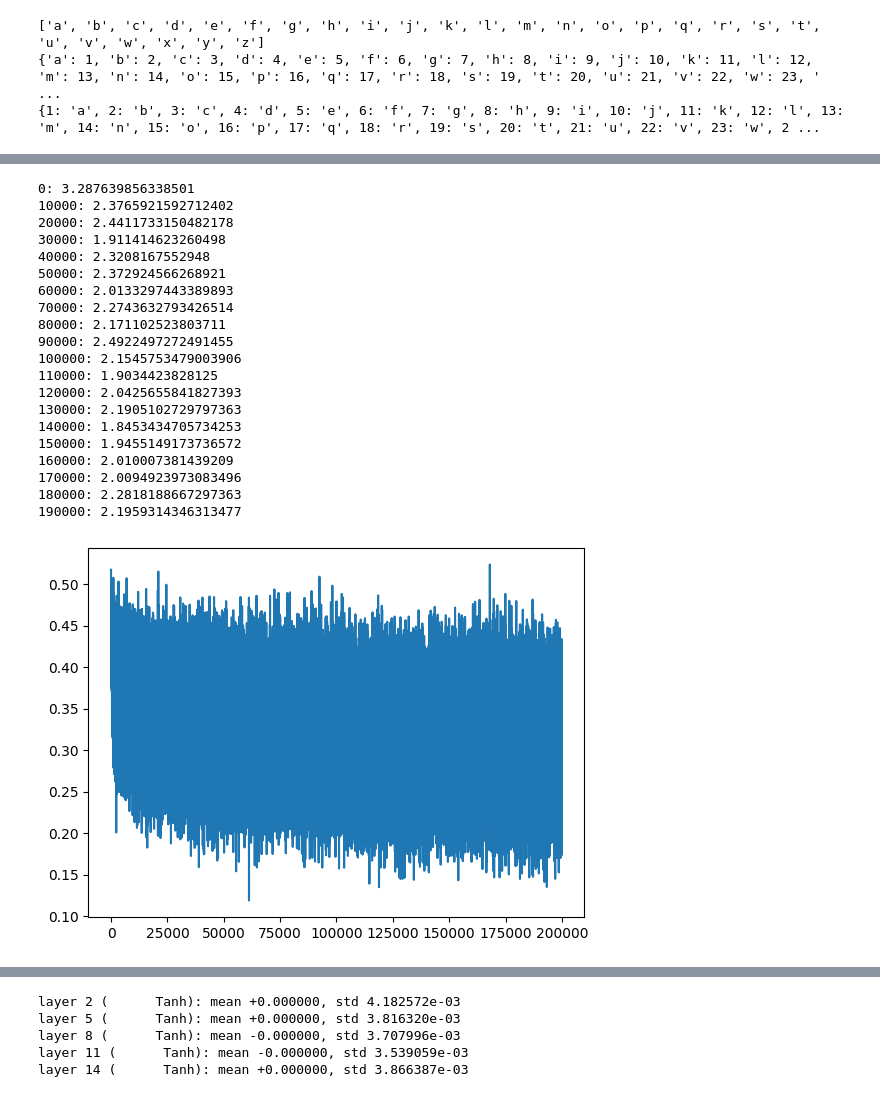
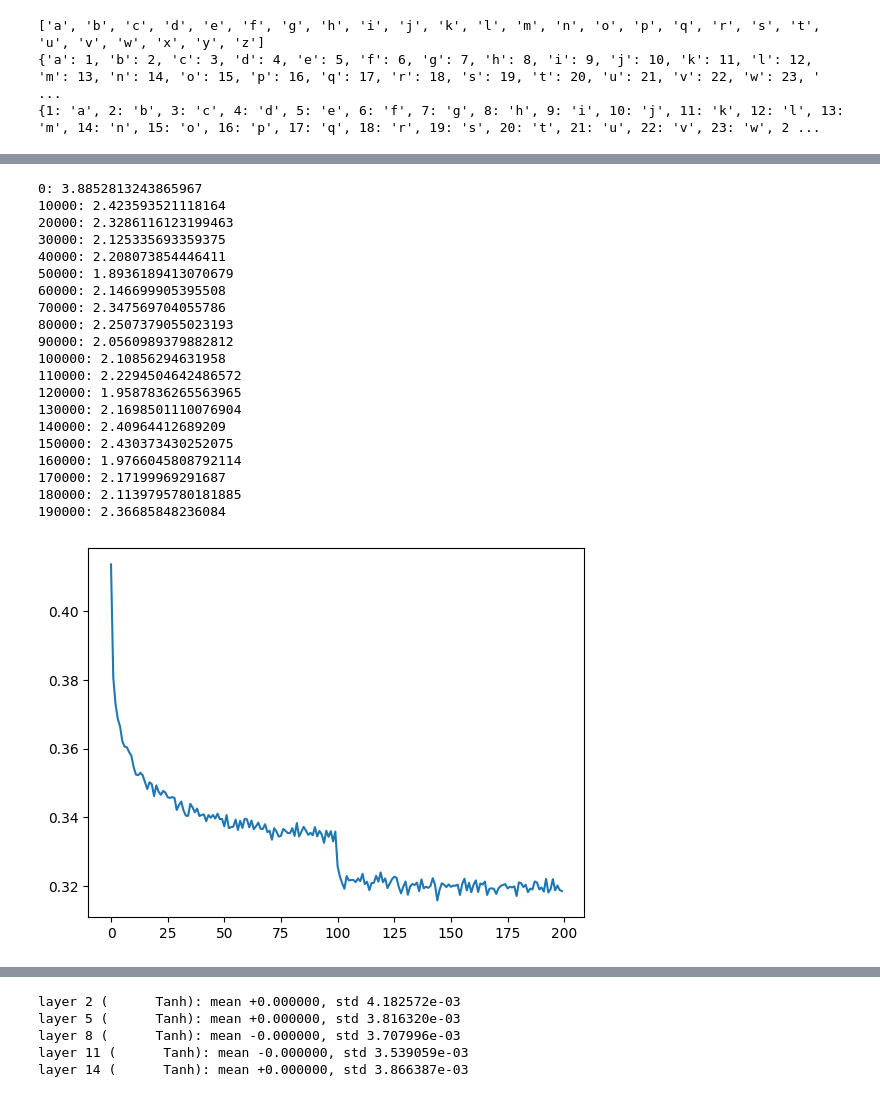
Before and after one commit to yash7125/makemore, a Jupyter notebook: makemore_II_MLP_5.ipynb, the cells around one changed output, grey strips where cells are left out. Saved outputs shown, nothing was run; the diff lists cells and outputs as text; code cells hidden in the pictures.

```diff
--- a/makemore_II_MLP_5.ipynb
+++ b/makemore_II_MLP_5.ipynb
@@ -75,7 +75,7 @@ def build_dataset(names):
   X = []
   Y = []
 
-  block_size = 3
+  block_size = 8
 
   for name in names:
 
@@ -113,0 +114,3 @@ torch.Size([22866, 3])   torch.Size([22866])
+# %%
+for x, y in zip(X_train[:20], Y_train[:20]):
+  print(''.join(itos[idx.item()] for idx in x), " --> ", itos[y.item()])
@@ -331,3 +399,9 @@ batch_size = 32
 ud = []
 losses = []
 iterations = []
+# %%
+idx = torch.randint(0, X_train.shape[0], (4,))
+Xb = X_train[idx]
+
+logits = model(Xb)
+logits.shape
@@ -339,26 +415,17 @@ for i in range(max_steps):
   Ytr = Y_train[idx]
 
   # forward pass
-  embedd = C[Xtr]
-  # print(embedd.shape)
-  x = embedd.view(embedd.shape[0], -1)
-  # print(x.shape)
-  for layer in layers:
-    x = layer(x)
+  logits = model(Xtr)
 
   # calculate the loss
-  loss = F.cross_entropy(x, Ytr)
+  loss = F.cross_entropy(logits, Ytr)
 
   losses.append(loss.log10().item())
   iterations.append(i)
 
   # backward pass
-  for layer in layers:
-    layer.out.retain_grad()
-
-  for p in parameters:
+  for p in model.parameters():
     p.grad = None
-
   loss.backward()
 
   # update the parameters
@@ -374,33 +441,35 @@ for i in range(max_steps):
 
   # if i > 1000:
   #   # print(f'{i}: {loss.item()}')
-  #   break
+  # break
 # %% [output]
-0: 3.287639856338501
-10000: 2.3765921592712402
-20000: 2.4411733150482178
-30000: 1.911414623260498
-40000: 2.3208167552948
-50000: 2.372924566268921
-60000: 2.0133297443389893
-70000: 2.2743632793426514
-80000: 2.171102523803711
-90000: 2.4922497272491455
-100000: 2.1545753479003906
-110000: 1.9034423828125
-120000: 2.0425655841827393
-130000: 2.1905102729797363
-140000: 1.8453434705734253
-150000: 1.9455149173736572
-160000: 2.010007381439209
-170000: 2.0094923973083496
-180000: 2.2818188667297363
-190000: 2.1959314346313477
+0: 3.8852813243865967
+10000: 2.423593521118164
+20000: 2.3286116123199463
+30000: 2.125335693359375
+40000: 2.208073854446411
+50000: 1.8936189413070679
+60000: 2.146699905395508
+70000: 2.347569704055786
+80000: 2.2507379055023193
+90000: 2.0560989379882812
+100000: 2.10856294631958
+110000: 2.2294504642486572
+120000: 1.9587836265563965
+130000: 2.1698501110076904
+140000: 2.40964412689209
+150000: 2.430373430252075
+160000: 1.9766045808792114
+170000: 2.17199969291687
+180000: 2.1139795780181885
+190000: 2.36685848236084
-# %%
-plt.plot(iterations, losses)
-plt.show()
-# %% [output]
-[figure, removed]
+# %%
+len(losses)
+lossi = losses[:200000]
+plt.plot(torch.tensor(lossi).view(-1, 1000).mean(1))
+plt.show()
+# %% [output]
+[figure, added]
 # %%
 # # visualize histograms for activations
 # plt.figure(figsize=(20, 4)) # width and height of the plot
```
Also changed, not shown: parts of 8 cells of this notebook.
